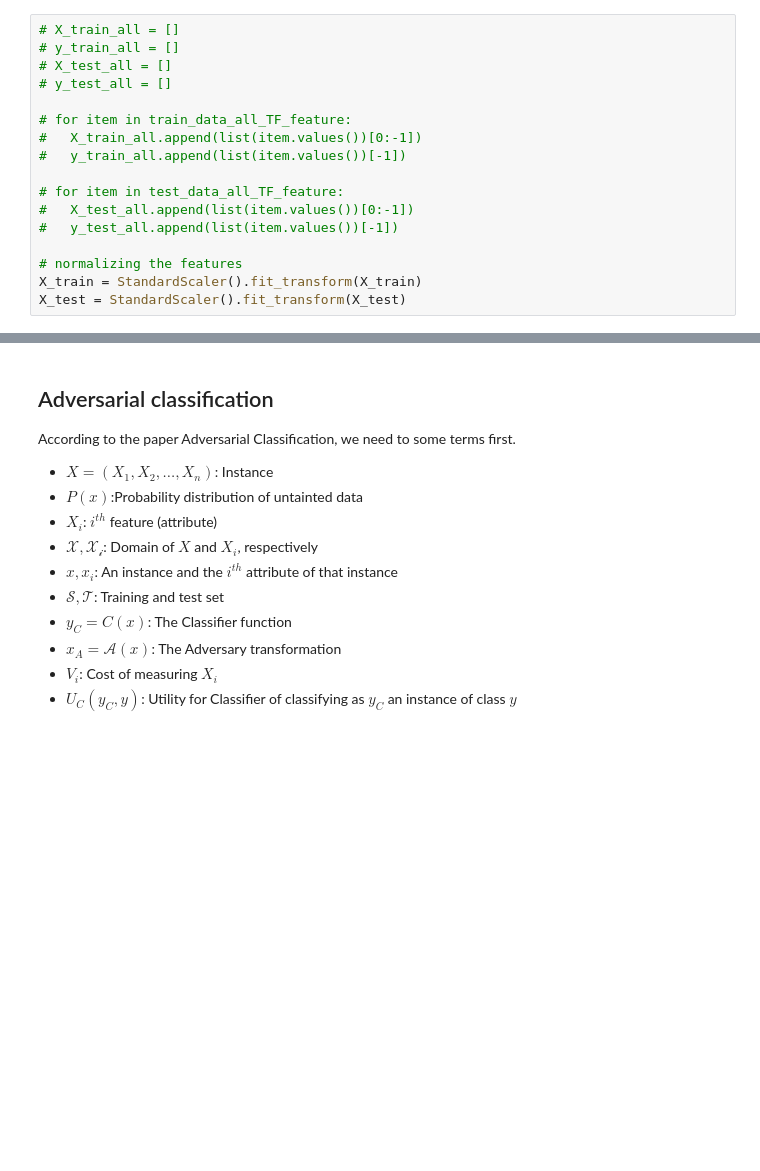
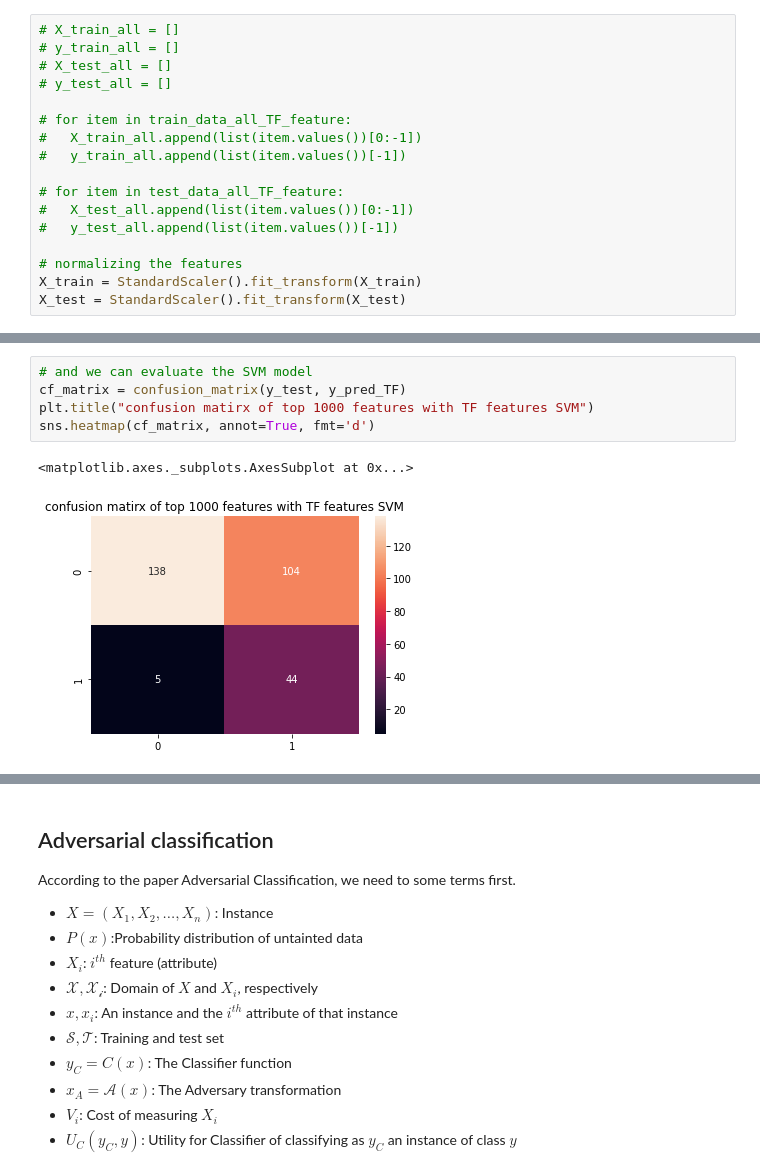
Before and after one commit to yeb2Binfang/ECE-GY-9163-ML-cyber, a Jupyter notebook: Lab/MLSec_Lab1.ipynb, the cells around one changed output, grey strips where cells are left out. Drawn from its saved outputs; the diff is of its cells as text; blank space fills up the shorter version.

```diff
--- a/Lab/MLSec_Lab1.ipynb
+++ b/Lab/MLSec_Lab1.ipynb
@@ -977,0 +986,8 @@ plt.show()
+# %%
+# and we can evaluate the SVM model
+cf_matrix = confusion_matrix(y_test, y_pred_TF)
+plt.title("confusion matirx of top 1000 features with TF features SVM")
+sns.heatmap(cf_matrix, annot=True, fmt='d')
+# %% [output]
+<matplotlib.axes._subplots.AxesSubplot at 0x...>
+[figure, added]
```
Also changed, not shown: parts of 6 cells of this notebook.
